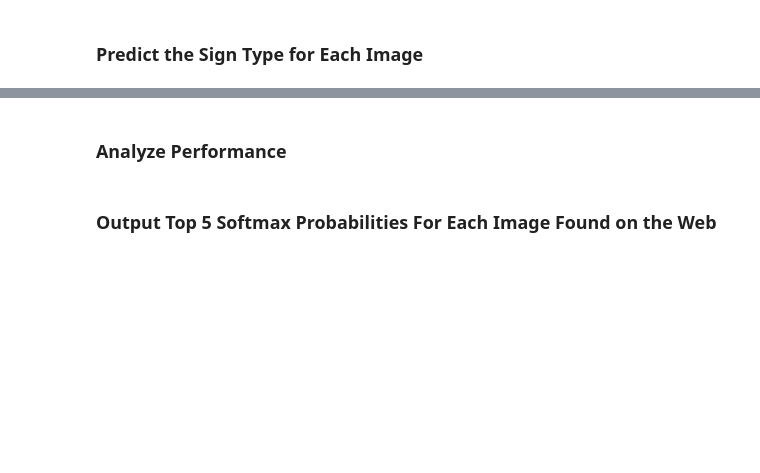
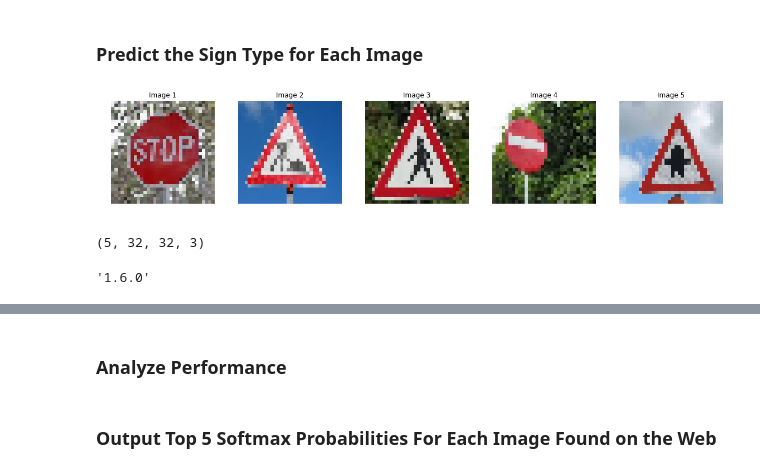
Before and after one commit to sethlsx/CarND-Traffic-Sign-Classifier-Project, a Jupyter notebook: Traffic_Sign_Classifier.ipynb, the cells around one changed output, grey strips where cells are left out. Cells and saved outputs as stored; diff of their text form; code cells hidden in the pictures; blank space fills up the shorter version.

```diff
--- a/Traffic_Sign_Classifier.ipynb
+++ b/Traffic_Sign_Classifier.ipynb
@@ -375,4 +396,31 @@ You may find `signnames.csv` useful as it contains mappings from the class id (i
 # %%
 ### Run the predictions here and use the model to output the prediction for each image.
 ### Make sure to pre-process the images with the same pre-processing pipeline used earlier.
 ### Feel free to use as many code cells as needed.
+
+#First we have to resize the images to (32, 32, 3)
+import skimage
+images32 = [skimage.transform.resize(image, (32, 32)) for image in images]
+
+#print(type(images32))
+images32_int = []
+for image in images32:
+    #print(image.dtype)
+    image = np.array(image)
+    image = image / np.max(image)
+    image = image * 255
+    image = np.uint8(image)
+    images32_int.append(image)
+
+show_img(images32_int)
+# %% [output]
+[figure, added]
+# %%
+images32_int = np.array(images32_int)
+print(images32_int.shape)
+# %% [output]
+(5, 32, 32, 3)
+# %%
+tf.__version__
+# %% [output]
+'1.6.0'
```
Also changed, not shown: parts of 9 cells of this notebook, 5 other files.
